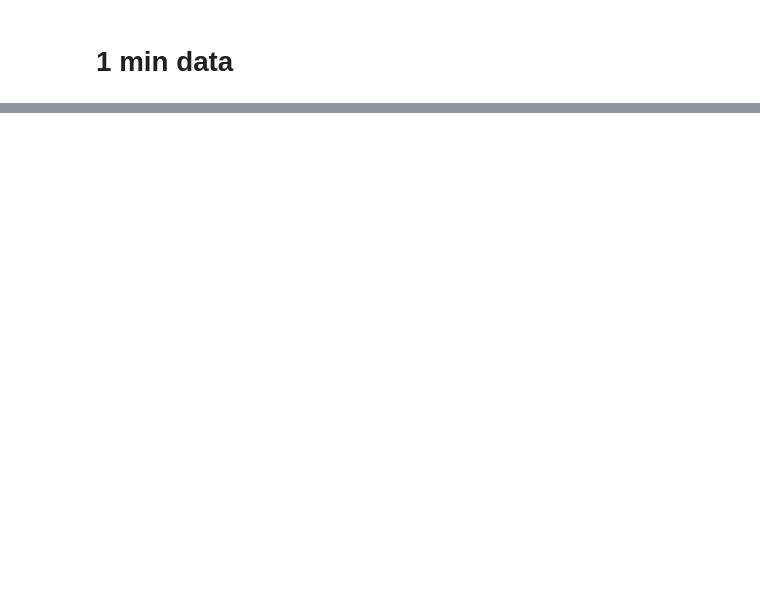
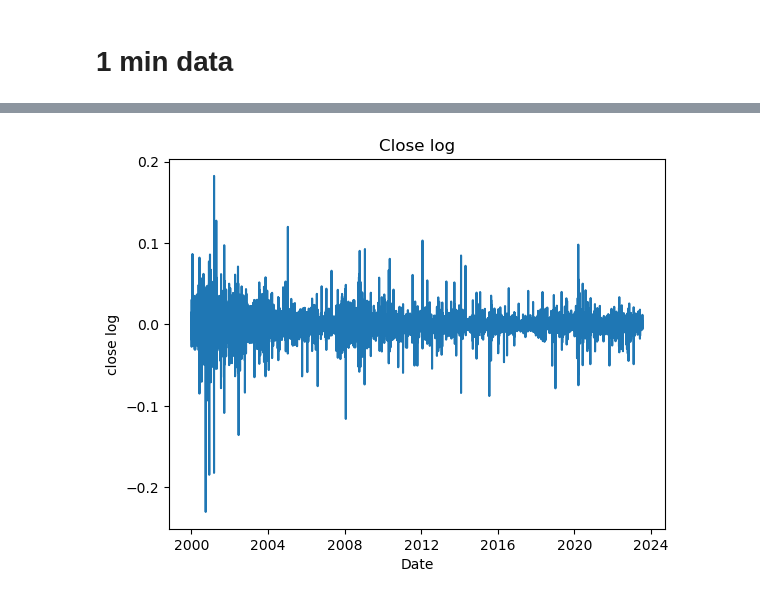
Before and after one commit to poo5zan/masters-research-project, a Jupyter notebook: with-1-min-alphavantage-data.ipynb, the cells around one changed output, grey strips where cells are left out. Cells and saved outputs as stored; diff of their text form; code cells hidden in the pictures; blank space fills up the shorter version.

```diff
--- a/with-1-min-alphavantage-data.ipynb
+++ b/with-1-min-alphavantage-data.ipynb
@@ -43,0 +221,4 @@ stock_ticker = 'AAPL'
+# %%
+draw_line_plot(rv_all.index.values, rv_all['close_log'].values, 'Date', 'close log', 'Close log')
+# %% [output]
+[figure, added]
```
Also changed, not shown: parts of 20 cells of this notebook, 2 other files.
